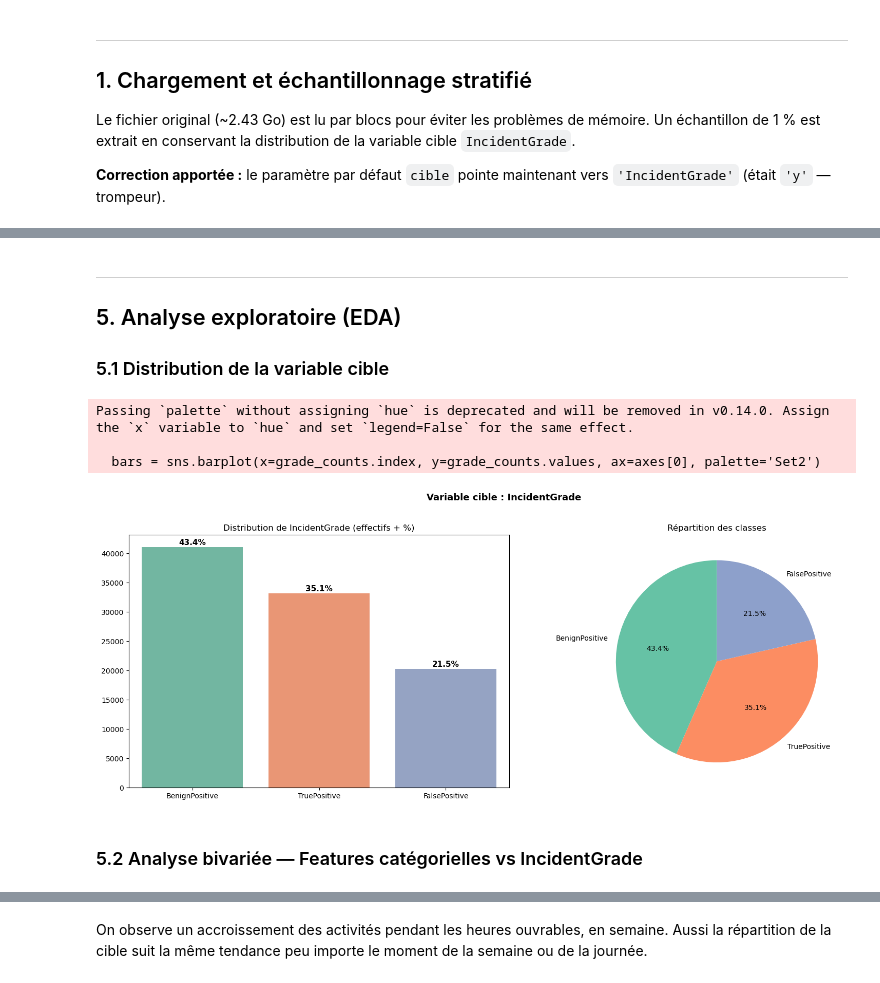
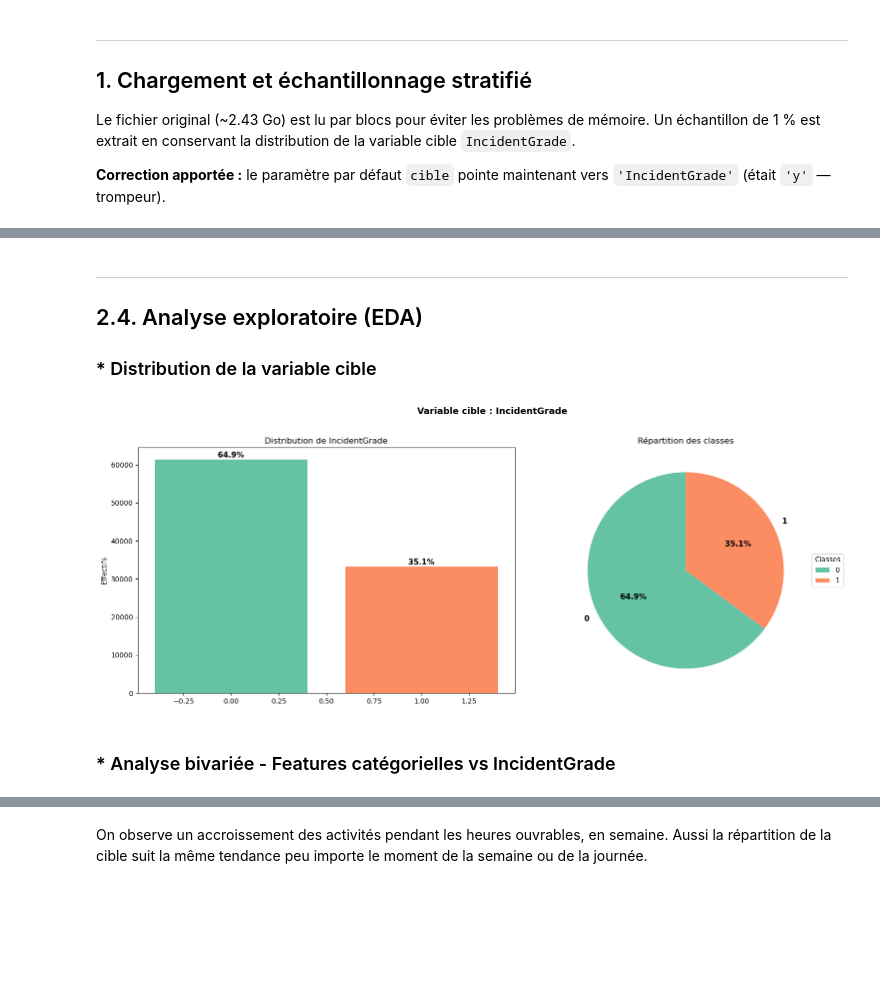
Before and after one commit to wilsdefots/projet-forage-des-donn-es, a Jupyter notebook: notebook.ipynb, the cells around one changed output, grey strips where cells are left out. Drawn from its saved outputs; the diff is of its cells as text; code cells hidden in the pictures; blank space fills up the shorter version.

```diff
--- a/notebook.ipynb
+++ b/notebook.ipynb
@@ -263,0 +294,19 @@ Cardinalités après réduction :
+# %%
+def extraire_technique_principale(val):
+    """Extrait le premier identifiant T-xxxx d'une chaîne MITRE."""
+    if pd.isna(val) or val == 'Unknown':
+        return 'Unknown'
+    match = re.search(r'T\d{4}(?:\.\d{3})?', str(val))
+    return match.group(0) if match else 'Other'
+
+df['MitreTechniques_Main'] = df['MitreTechniques'].apply(extraire_technique_principale)
+
+# Garder les top 15 techniques + regrouper le reste en 'Other'
+TOP_N = 15
+top_techniques = df['MitreTechniques_Main'].value_counts().head(TOP_N).index
+df1['MitreTechniques'] = df['MitreTechniques_Main'].where(
+    df['MitreTechniques_Main'].isin(top_techniques), other='Other'
+)
+
+print(f'Techniques distinctes après simplification : {df1["MitreTechniques"].nunique()}')
+print(df1['MitreTechniques'].value_counts().head())
@@ -264,35 +345,44 @@ Cardinalités après réduction :
 # %% [markdown]
 ---
-## 5. Analyse exploratoire  (EDA)
+## 2.4. Analyse exploratoire  (EDA)
 
-### 5.1   Distribution de la variable cible
+###  *  Distribution de la variable cible
 # %%
-grade_counts = df['IncidentGrade'].value_counts()
-grade_pct    = df['IncidentGrade'].value_counts(normalize=True) * 100
+grade_counts = df1['IncidentGrade_bin'].value_counts()
+grade_pct    = df1['IncidentGrade_bin'].value_counts(normalize=True) * 100
 
+colors = sns.color_palette('Set2', len(grade_counts))
 fig, axes = plt.subplots(1, 2, figsize=(16, 6))
+axes[0].bar(grade_counts.index, grade_counts.values, color=colors)
 
-# histogramme
-bars = sns.barplot(x=grade_counts.index, y=grade_counts.values, ax=axes[0], palette='Set2')
-for bar, pct in zip(bars.patches, grade_pct.values):
-    axes[0].text(bar.get_x() + bar.get_width()/2, bar.get_height() + 50,
-                 f'{pct:.1f}%', ha='center', va='bottom', fontsize=11, fontweight='bold')
-axes[0].set_title('Distribution de IncidentGrade (effectifs + %)', fontsize=12)
+for i, pct in enumerate(grade_pct.values):
+    axes[0].text(i, grade_counts.values[i] + 50, f'{pct:.1f}%',
+                 ha='center', va='bottom', fontsize=11, fontweight='bold')
+
+axes[0].set_title('Distribution de IncidentGrade', fontsize=12)
 axes[0].set_xlabel('')
+axes[0].set_ylabel('Effectifs')
 
-# diagramme circulaire
-axes[1].pie(grade_counts.values, labels=grade_counts.index, autopct='%1.1f%%',
-            colors=sns.color_palette('Set2'), startangle=90)
+#Diagramme circulaire
+wedges, texts, autotexts = axes[1].pie(
+    grade_counts.values,
+    labels=grade_counts.index,
+    autopct='%1.1f%%',
+    colors=colors,
+    startangle=90,
+    textprops={'fontsize': 11, 'fontweight': 'bold'}
+)
+
+# Légende
+axes[1].legend(wedges, grade_counts.index, title="Classes", loc="center left", bbox_to_anchor=(1, 0.5))
 axes[1].set_title('Répartition des classes', fontsize=12)
 
+# Titre
 plt.suptitle('Variable cible : IncidentGrade', fontsize=13, fontweight='bold', y=1.02)
 plt.tight_layout()
 plt.show()
 # %% [output]
-Passing `palette` without assigning `hue` is deprecated and will be removed in v0.14.0. Assign the `x` variable to `hue` and set `legend=False` for the same effect.
-
-  bars = sns.barplot(x=grade_counts.index, y=grade_counts.values, ax=axes[0], palette='Set2')
-[figure, old version]
+[figure, new version]
 # %% [markdown]
-### 5.2 Analyse bivariée — Features catégorielles vs IncidentGrade
+### * Analyse bivariée - Features catégorielles vs IncidentGrade
 # %%
```
Also changed, not shown: parts of 34 cells of this notebook.
